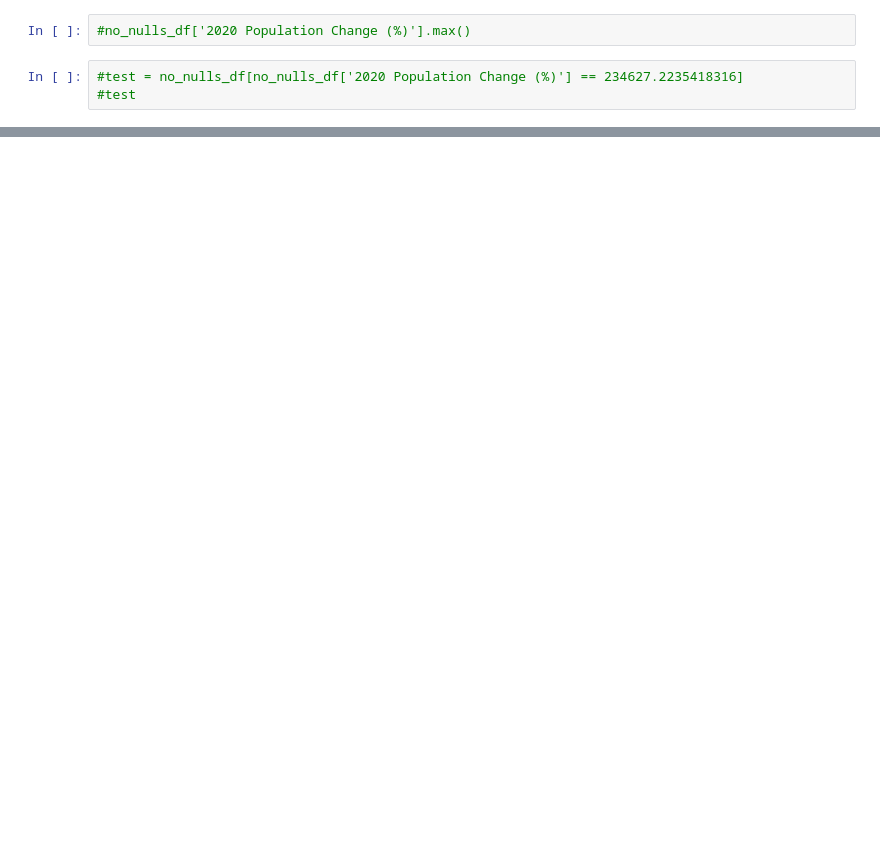
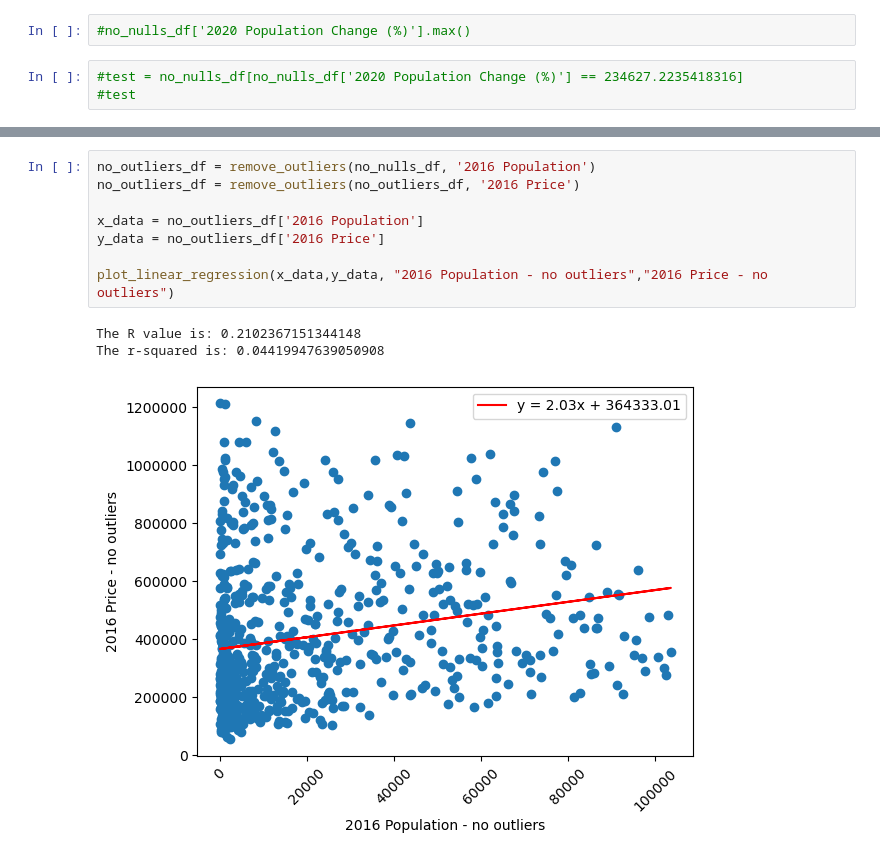
Before and after one commit to eshih22/team_project_1, a Jupyter notebook: Population Analysis.ipynb, the cells around one changed output, grey strips where cells are left out. Cells and saved outputs as stored; diff of their text form; blank space fills up the shorter version.

```diff
--- a/Population Analysis.ipynb
+++ b/Population Analysis.ipynb
@@ -352,0 +377,12 @@ The r-squared is: 0.0050922009203388146
+# %%
+no_outliers_df = remove_outliers(no_nulls_df, '2016 Population')
+no_outliers_df = remove_outliers(no_outliers_df, '2016 Price')
+
+x_data = no_outliers_df['2016 Population']
+y_data = no_outliers_df['2016 Price']
+
+plot_linear_regression(x_data,y_data, "2016 Population - no outliers","2016 Price - no outliers")
+# %% [output]
+The R value is: 0.2102367151344148
+The r-squared is: 0.04419947639050908
+[figure, added]
```
Also changed, not shown: parts of 33 cells of this notebook, 22 other files.
